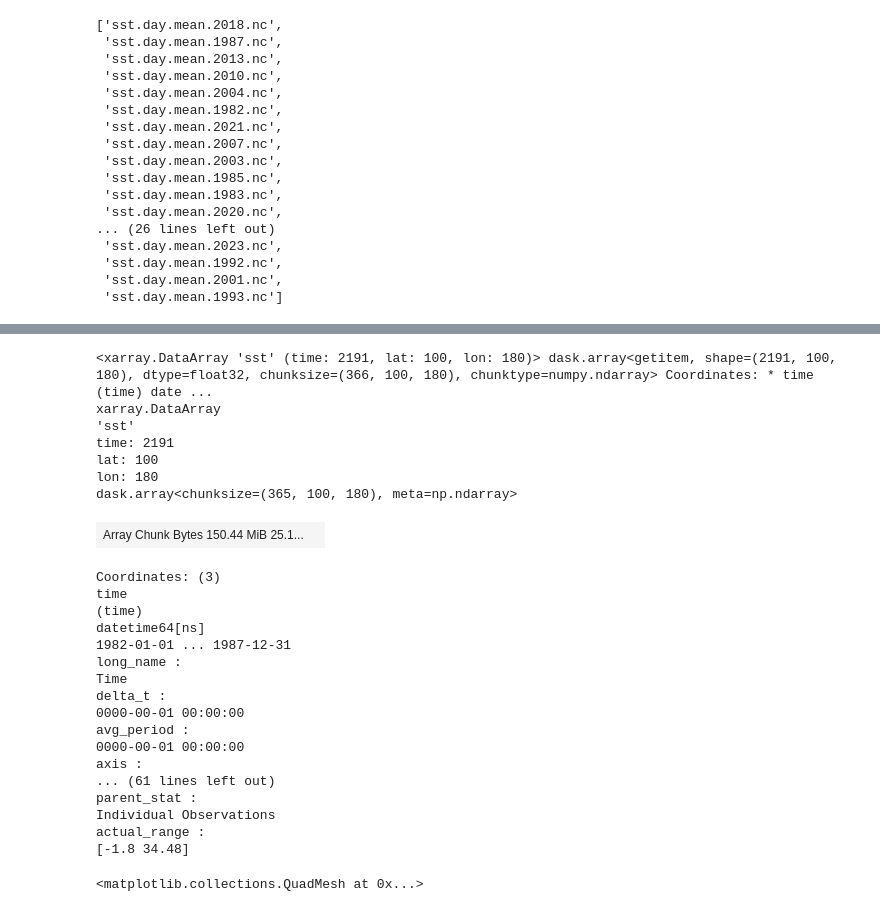
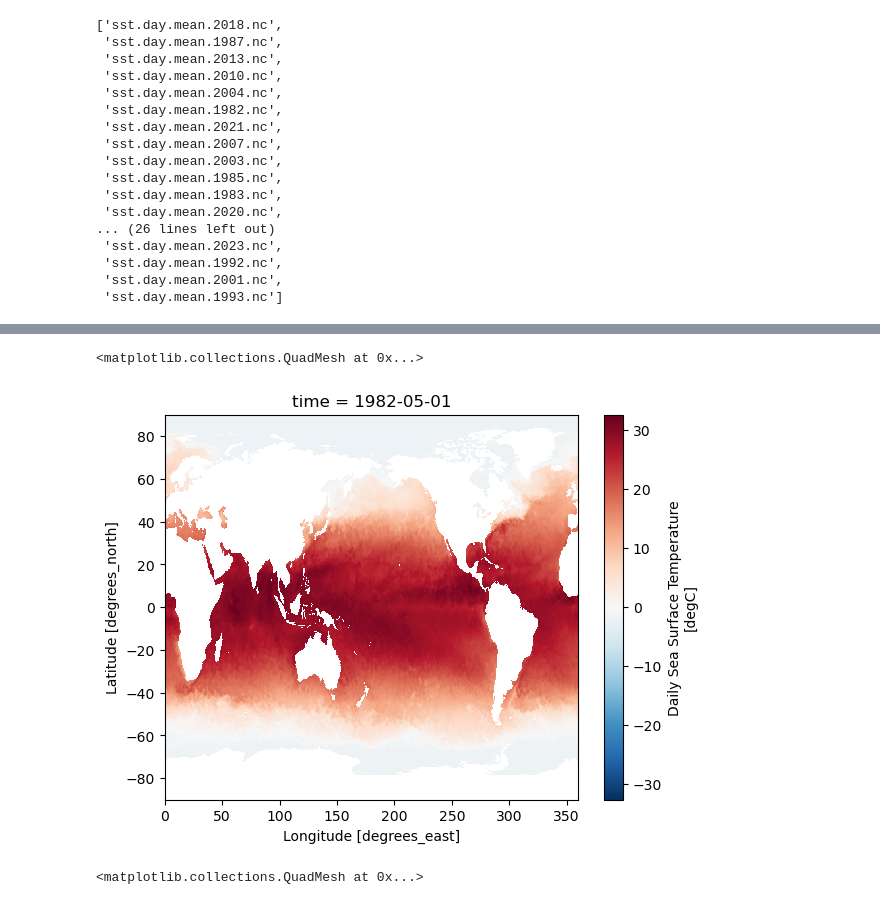
Before and after one commit to arvindrenga96/koopmanAE, a Jupyter notebook: sst_dataset.ipynb, the cells around one changed output, grey strips where cells are left out. Saved outputs shown, nothing was run; the diff lists cells and outputs as text; code cells hidden in the pictures.

```diff
--- a/sst_dataset.ipynb
+++ b/sst_dataset.ipynb
@@ -56,4 +58,4 @@ os.listdir("../../../Public/sst_dataset")
  'sst.day.mean.1993.nc']
 # %%
 import xarray
-data = xarray.open_mfdataset("../../../Downloads/sst_dataset_old/*.nc",engine = "netcdf4")
+data = xarray.open_mfdataset("/home/kumarv/renga016/Public/sst_dataset/*.nc",engine = "netcdf4", parallel=True)
@@ -90,28 +66,0 @@ actual_range :
-# %%
-data.sst[:,410:510,990:990+180]
-# %% [output]
-<xarray.DataArray 'sst' (time: 2191, lat: 100, lon: 180)> dask.array<getitem, shape=(2191, 100, 180), dtype=float32, chunksize=(366, 100, 180), chunktype=numpy.ndarray> Coordinates: * time (time) date ...
-xarray.DataArray
-'sst'
-time: 2191
-lat: 100
-lon: 180
-dask.array<chunksize=(365, 100, 180), meta=np.ndarray>
-| Array Chunk Bytes 150.44 MiB 25.1... |  |
-Coordinates: (3)
-time
-(time)
-datetime64[ns]
-1982-01-01 ... 1987-12-31
-long_name :
-Time
-delta_t :
-0000-00-01 00:00:00
-avg_period :
-0000-00-01 00:00:00
-axis :
-... (61 lines left out)
-parent_stat :
-Individual Observations
-actual_range :
-[-1.8 34.48]
@@ -118,3 +89,10 @@ actual_range :
+# %%
+air2d = data.sst.isel(time=120)
+
+air2d.plot(aspect="auto",size = 5)
+# %% [output]
+<matplotlib.collections.QuadMesh at 0x...>
+[figure, added]
 # %%
 air2d = data.sst[:,410:510,990:990+180].isel(time=120)
 
```
Also changed, not shown: parts of 33 cells of this notebook, 46 other files.
